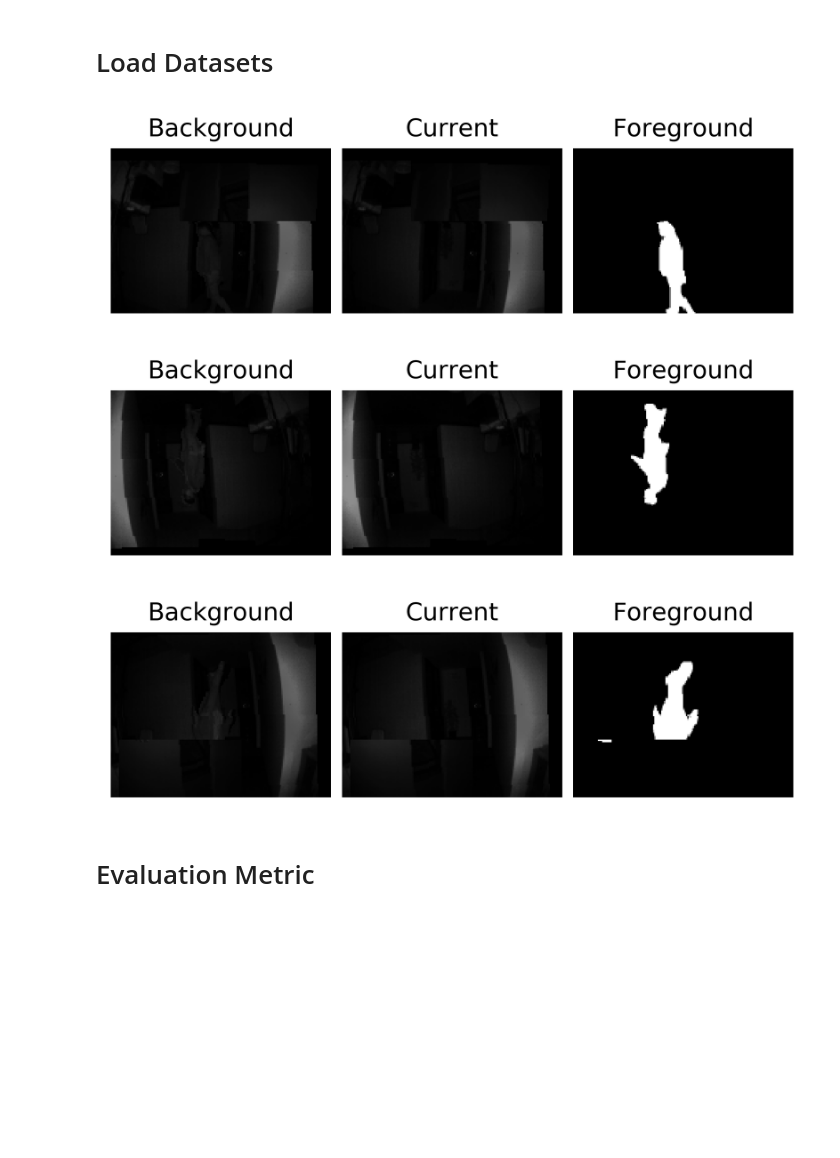
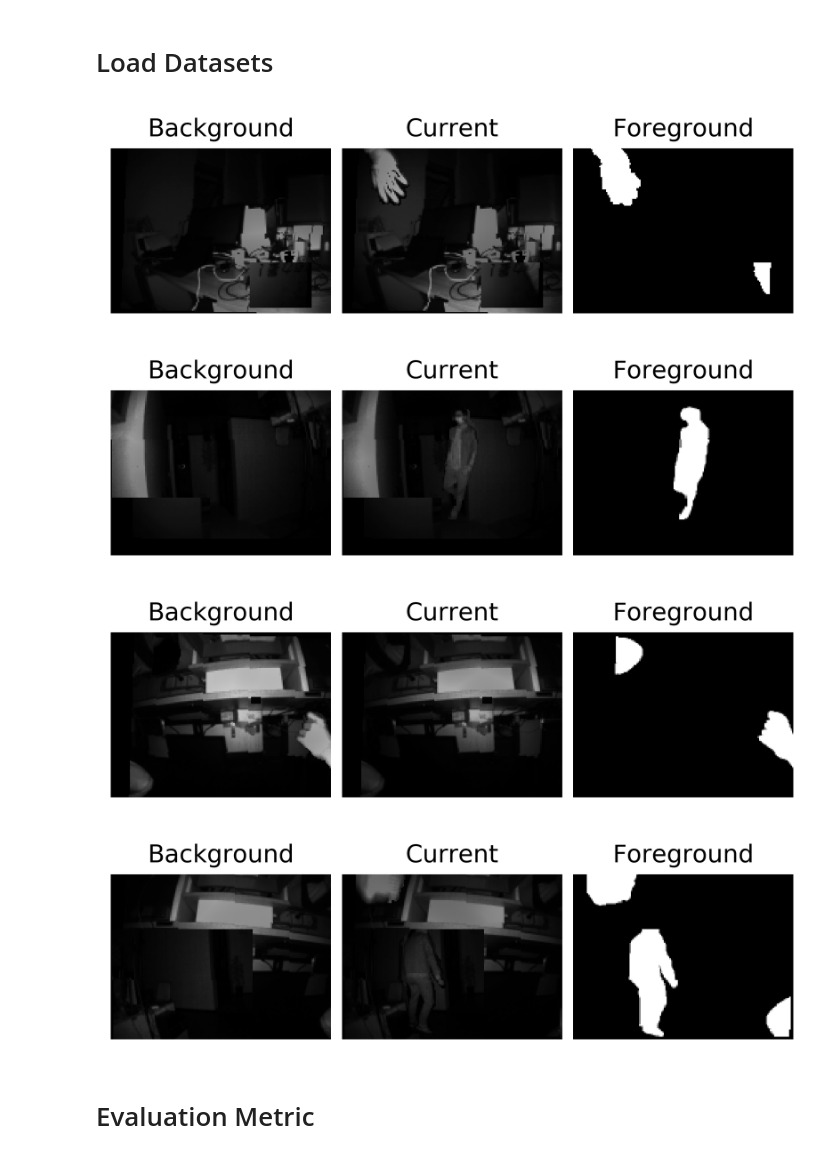
Before and after one commit to chendetong1993/ForegroundDetectionToF, a Jupyter notebook: ForegroundDetectionToF.ipynb, the cells around one changed output. Saved outputs shown, nothing was run; the diff lists cells and outputs as text; code cells hidden in the pictures; blank space fills up the shorter version.

```diff
--- a/ForegroundDetectionToF.ipynb
+++ b/ForegroundDetectionToF.ipynb
@@ -91 +102,8 @@ def lines_visualization(xs_axis, ys_axis, lines_label=None, xlabel=None, ylabel=
+# %%
+def iter_slice(target, max_steps):
+    for idx, item in enumerate(iter(target)):
+        if(idx < max_steps):
+            yield item
+        else:
+            break
 # %% [markdown]
@@ -320,7 +362,7 @@ def aug_affine(img_batch, rotation=2, shear=2, zoom=[1.0, 1.0], shift=[-16, 16],
     return img_batch
 
 @tf.function
-def datasets_augumentation(img_bg, img_curr, img_fg):
+def ds_augumentation(img_bg, img_curr, img_fg):
     # img_bg (Batch Size, Img_h, Img_w)
     # img_curr (Batch Size, Img_h, Img_w)
     # img_fg (Batch Size, Img_h, Img_w)
@@ -346,7 +388,7 @@ def datasets_augumentation(img_bg, img_curr, img_fg):
     return img_bg, img_curr, img_fg
 
 @tf.function
-def datasets_format(img_bg, img_curr, img_fg):
+def ds_format(img_bg, img_curr, img_fg):
     return tf.stack([img_bg, img_curr], axis=-1), tf.stack([img_fg], axis=-1)
 # %%
 # Test 2D Gaussian
@@ -378,31 +420,32 @@ del img_batch
 # %% [markdown]
 # Load Datasets
 # %%
-def datasets_tensor(datasets_path, aug_en = False):
-    imgs_np = np.load(datasets_path)
+def ds_tensor(ds_path, aug_en = False, shuffle_en=False):
+    imgs_np = np.load(ds_path)
     img_bg = (imgs_np[:,:,:,0] / 255.).astype(np.float32)
     img_curr = (imgs_np[:,:,:,1] / 255.).astype(np.float32)
     img_fg = (imgs_np[:,:,:,2] / 255.).astype(np.float32)
-    ds = tf.data.Dataset.from_tensor_slices((img_bg, img_curr, img_fg)).cache().shuffle(BUFFER_SIZE).batch(BATCH_SIZE)
+    ds = tf.data.Dataset.from_tensor_slices((img_bg, img_curr, img_fg)).cache()
+    if shuffle_en:
+        ds =  ds.shuffle(BUFFER_SIZE)
+    ds = ds.batch(BATCH_SIZE)
     if aug_en:
-        ds = ds.map(datasets_augumentation)
-    ds = ds.map(datasets_format)
-    return ds
+        ds = ds.map(ds_augumentation)
+    ds = ds.map(ds_format)
+    return ds, math.ceil(imgs_np.shape[0] / BATCH_SIZE)
 
-train_datasets_format  = datasets_tensor(TRAIN_DATASETS_PATH, aug_en=True)
-valid_datasets_format  = datasets_tensor(VALID_DATASETS_PATH, aug_en=False)
-test_datasets_format  = datasets_tensor(TEST_DATASETS_PATH, aug_en=False)
+train_ds_format, train_ds_steps  = ds_tensor(TRAIN_DS_XY_PATH, aug_en=True, shuffle_en=True)
+valid_ds_format, valid_ds_steps  = ds_tensor(VALID_DS_XY_PATH, aug_en=False, shuffle_en=False)
+test_ds_format, test_ds_steps  = ds_tensor(TEST_DS_XY_PATH, aug_en=False, shuffle_en=False)
 
-for x, y in train_datasets_format:
+for x, y in iter_slice(train_ds_format, 4):
     x, y = x.numpy(), y.numpy()
-    for i in range(3):
-        # Background && Current && Foreground
-        imgs_visualization((x[i][:,:,0], x[i][:,:,1], y[i][:,:,0]), ["Background", "Current", "Foreground"])
-    break
+    imgs_visualization((x[0,:,:,0], x[0,:,:,1], y[0,:,:,0]), ["Background", "Current", "Foreground"])
 # %% [output]
-[figure, old version]
+[figure, new version]
-[figure, old version]
+[figure, new version]
-[figure, old version]
+[figure, new version]
+[figure, added]
 # %% [markdown]
 # Evaluation Metric
 # %%
```
Also changed, not shown: parts of 20 cells of this notebook, 7 other files.
